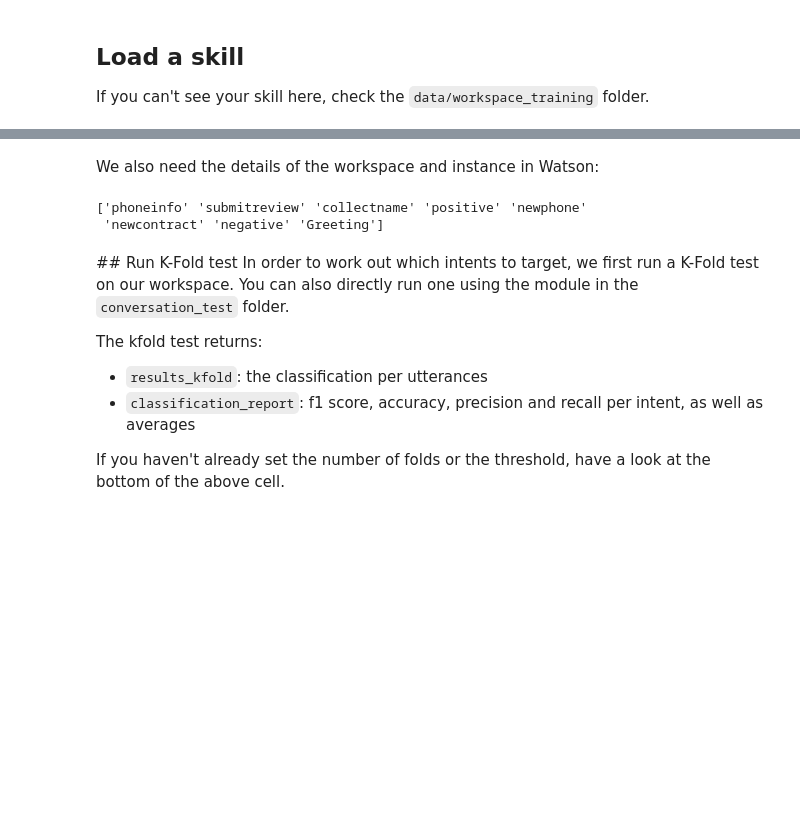
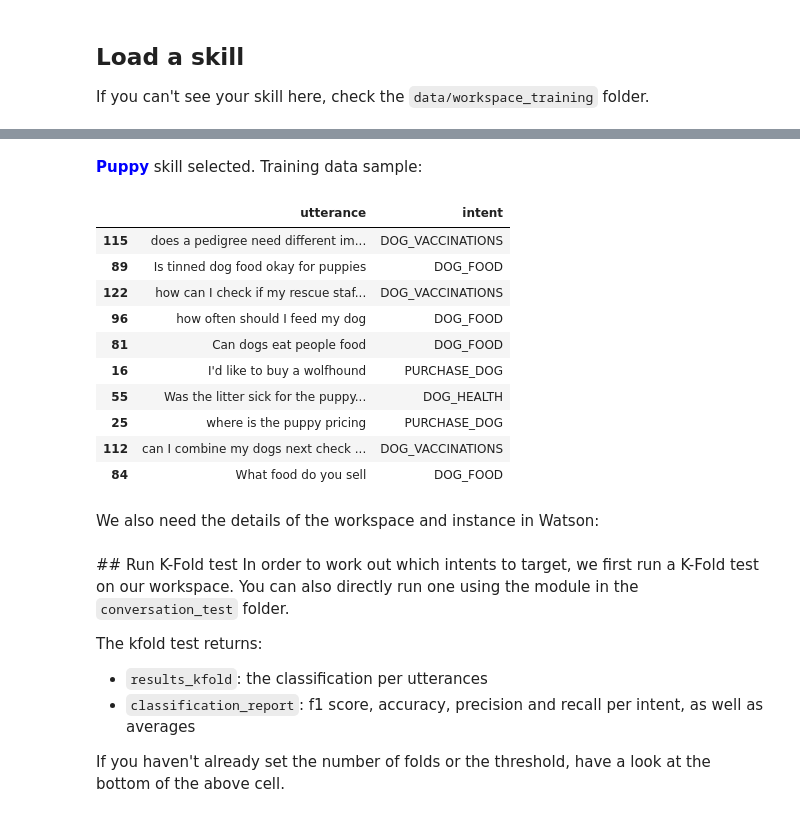
Before and after one commit to chungleu/IntentTraining, a Jupyter notebook: targeted_training.ipynb, the cells around one changed output, grey strips where cells are left out. Cells and saved outputs as stored; diff of their text form; code cells hidden in the pictures; blank space fills up the shorter version.

Commit message:
dummy data and creds removed. instructions added

```diff
--- a/targeted_training.ipynb
+++ b/targeted_training.ipynb
@@ -89,0 +66,5 @@ display(d)
+# %%
+display(file_we_are_interested_in)
+train_df = display_sample(file_we_are_interested_in, 10)
+intents = train_df['intent'].unique()
+# %% [output]
@@ -90,12 +72,17 @@ display(d)
+**<span style='color:blue'>Puppy</span>** skill selected. Training data sample:
+|  | utterance | intent |
+| 115 | does a pedigree need different im... | DOG_VACCINATIONS |
+| 89 | Is tinned dog food okay for puppies | DOG_FOOD |
+| 122 | how can I check if my rescue staf... | DOG_VACCINATIONS |
+| 96 | how often should I feed my dog | DOG_FOOD |
+| 81 | Can dogs eat people food | DOG_FOOD |
+| 16 | I'd like to buy a wolfhound | PURCHASE_DOG |
+| 55 | Was the litter sick for the puppy... | DOG_HEALTH |
+| 25 | where is the puppy pricing | PURCHASE_DOG |
+| 112 | can I combine my dogs next check ... | DOG_VACCINATIONS |
+| 84 | What food do you sell | DOG_FOOD |
 # %% [markdown]
 We also need the details of the workspace and instance in Watson:
-# %%
-train_df = get_training(d)
-intents = train_df['intent'].unique()
-print(intents)
-# %% [output]
-['phoneinfo' 'submitreview' 'collectname' 'positive' 'newphone'
- 'newcontract' 'negative' 'Greeting']
 # %%
 # first set workspace given selection above
 train_df = display_sample(d, None)
```
Also changed, not shown: parts of 14 cells of this notebook, 6 other files.
